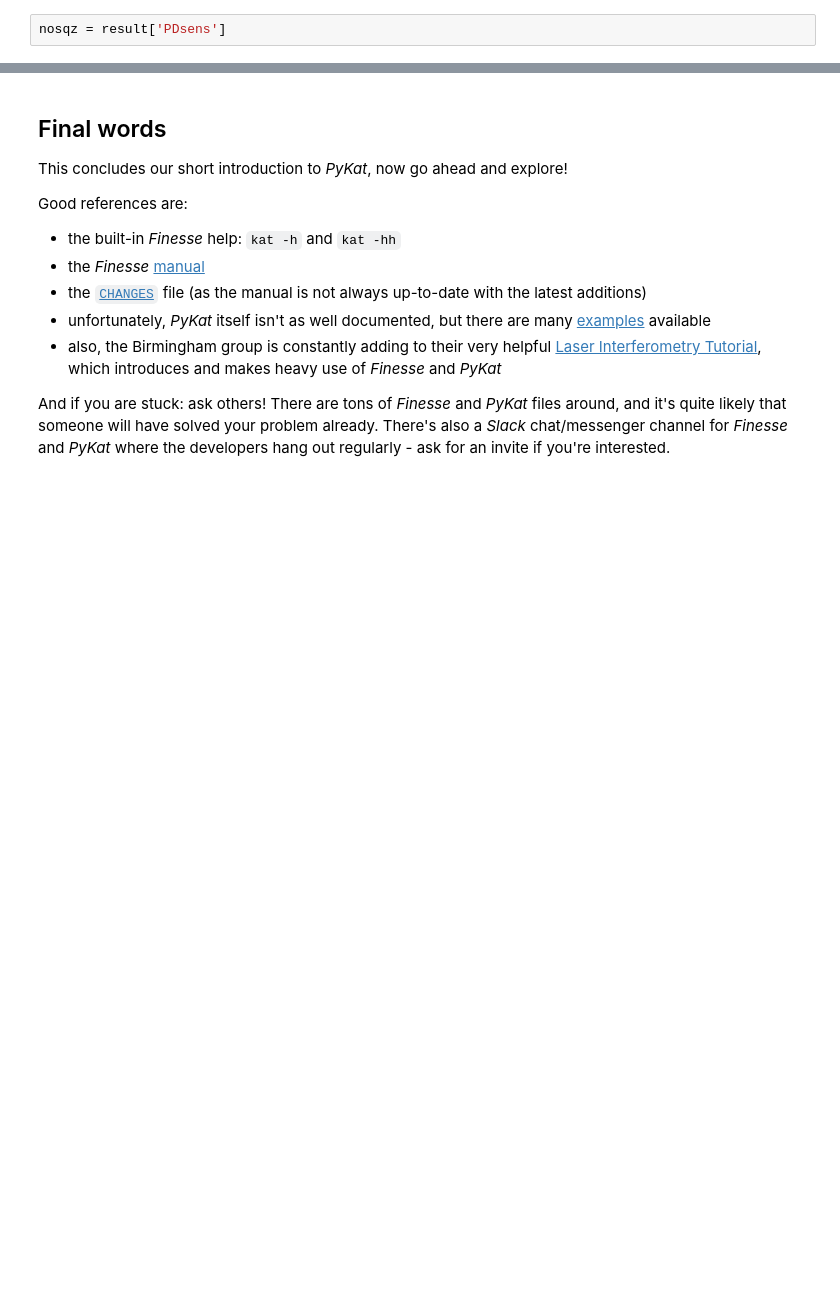
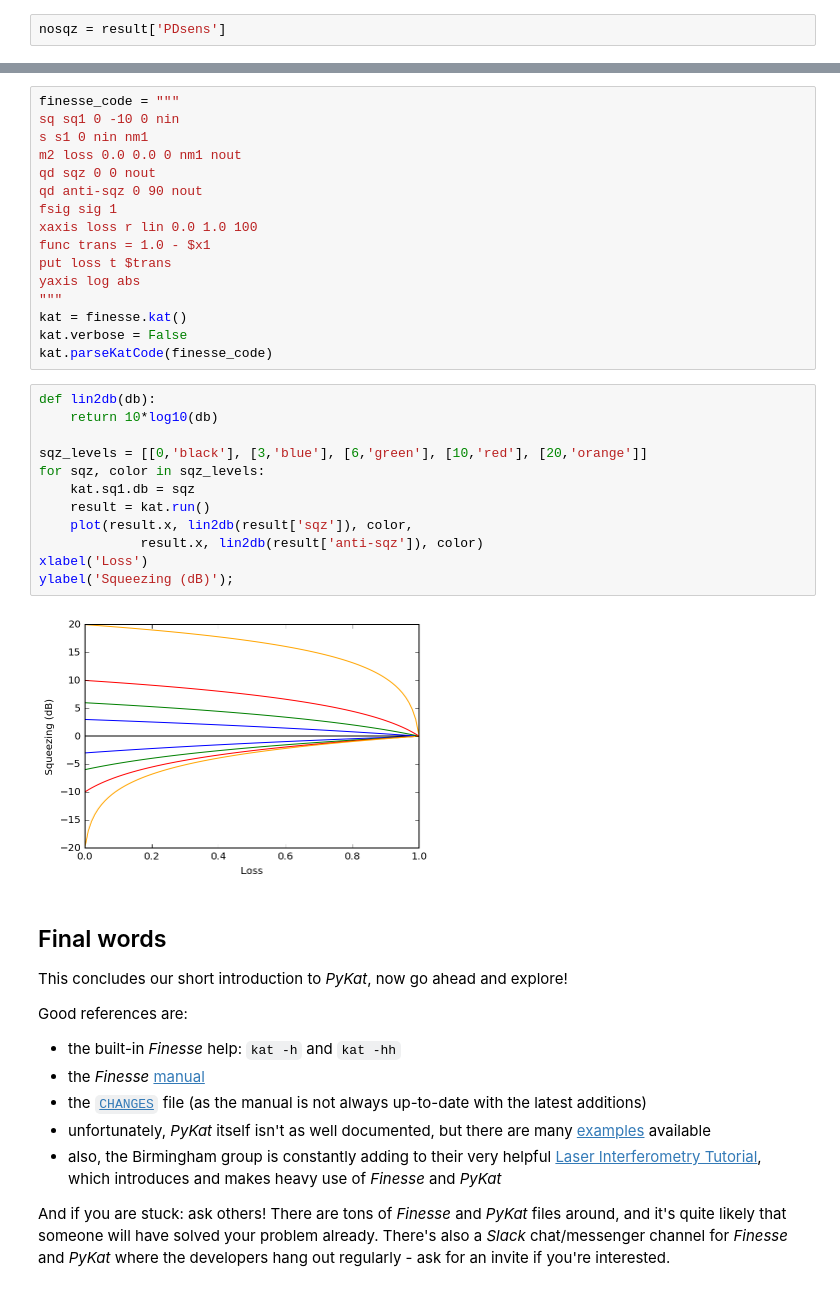
Before and after one commit to sestei/pykat_tutorial, a Jupyter notebook: pykat_tutorial.ipynb, the cells around one changed output, grey strips where cells are left out. Drawn from its saved outputs; the diff is of its cells as text; blank space fills up the shorter version.

```diff
--- a/pykat_tutorial.ipynb
+++ b/pykat_tutorial.ipynb
@@ -261,3 +290,33 @@ interact(plot_sqz, angle=IntSlider(min=0, max=90, continuous_update=False));
+# %%
+finesse_code = """
+sq sq1 0 -10 0 nin
+s s1 0 nin nm1
+m2 loss 0.0 0.0 0 nm1 nout
+qd sqz 0 0 nout
+qd anti-sqz 0 90 nout
+fsig sig 1
+xaxis loss r lin 0.0 1.0 100
+func trans = 1.0 - $x1
+put loss t $trans
+yaxis log abs
+"""
+kat = finesse.kat()
+kat.verbose = False
+kat.parseKatCode(finesse_code)
+# %%
+def lin2db(db):
+    return 10*log10(db)
+
+sqz_levels = [[0,'black'], [3,'blue'], [6,'green'], [10,'red'], [20,'orange']]
+for sqz, color in sqz_levels:
+    kat.sq1.db = sqz
+    result = kat.run()
+    plot(result.x, lin2db(result['sqz']), color,
+             result.x, lin2db(result['anti-sqz']), color)
+xlabel('Loss')
+ylabel('Squeezing (dB)');
+# %% [output]
+[figure, added]
 # %% [markdown]
 ## Final words
 
```
Also changed, not shown: parts of 14 cells of this notebook.
